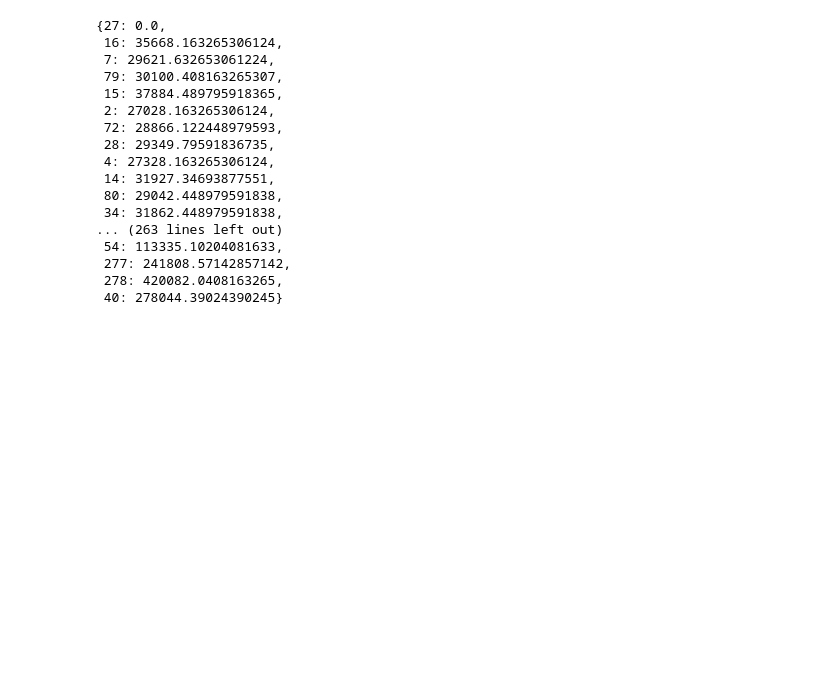
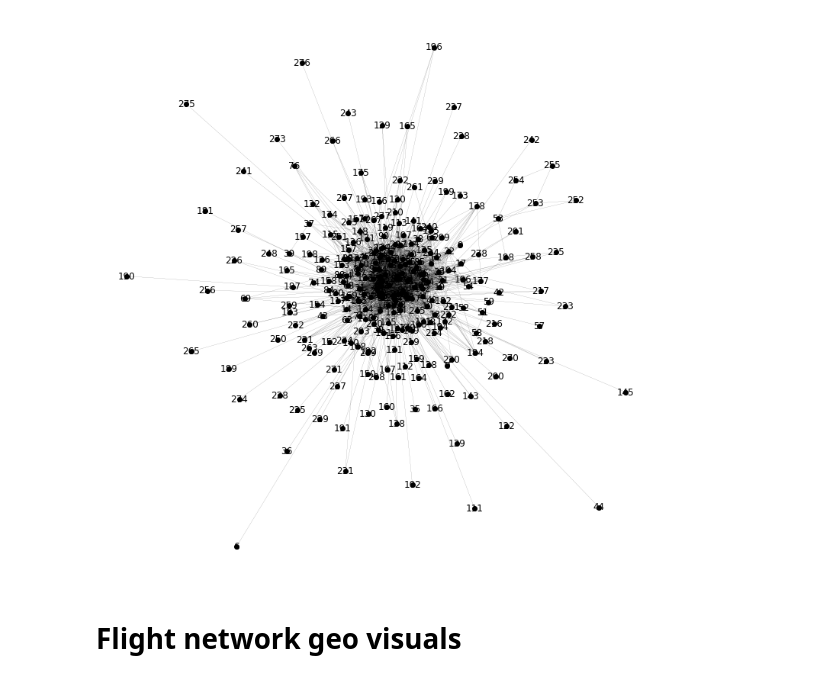
Before and after one commit to klapidus/otus_ml_classical_methods, a Jupyter notebook: HA_optional_infection_simulation.ipynb, the cells around one changed output. Cells and saved outputs as stored; diff of their text form; code cells hidden in the pictures; blank space fills up the shorter version.

```diff
--- a/HA_optional_infection_simulation.ipynb
+++ b/HA_optional_infection_simulation.ipynb
@@ -71,10 +95,10 @@ p_2 = 0.5
 for i in range(NTRIALS_2):
     simulation_2.append(get_infected_airports(df, p_2))
 # %%
-median_time = {} #id, time
+infection_times = {} #id, time
 for trial in simulation_2:
     for k, v in trial.items():
-        if k in median_time:
-            median_time[k].append(v)
+        if k in infection_times:
+            infection_times[k].append(v)
         else:
-            median_time[k] = []
+            infection_times[k] = [v]
@@ -101,25 +104,0 @@ median_time
-# %%
-median_times_ = {}
-for k in median_time:
-    inf_times = median_time[k]
-    median_times_[k] = sum(inf_times)/len(inf_times)
-# %%
-median_times_
-# %% [output]
-{27: 0.0,
- 16: 35668.163265306124,
- 7: 29621.632653061224,
- 79: 30100.408163265307,
- 15: 37884.489795918365,
- 2: 27028.163265306124,
- 72: 28866.122448979593,
- 28: 29349.79591836735,
- 4: 27328.163265306124,
- 14: 31927.34693877551,
- 80: 29042.448979591838,
- 34: 31862.448979591838,
-... (263 lines left out)
- 54: 113335.10204081633,
- 277: 241808.57142857142,
- 278: 420082.0408163265,
- 40: 278044.39024390245}
@@ -125,0 +107,29 @@ median_times_
+# %%
+connections = {}
+connections_total = 0
+for row in df.itertuples():
+    connections_total+=1
+    _, id1, id2, time_start, time_stop, duration = row
+    id1, id2 = int(id1), int(id2)
+    if id1 < id2:
+        key = (id1, id2)
+    else:
+        key = (id2, id1)
+    connections[key] = connections.get(key, 0) + 1
+# %%
+G = nx.Graph()
+for k in connections:
+    G.add_edge(*k, weight=connections[k])
+# %%
+rcParams['figure.figsize'] = 10, 10
+options = {
+    "node_color": "black",
+    "node_size": 50,
+    "linewidths": 0,
+    "width": 0.1,
+    'with_labels': True,
+}
+nx.draw_kamada_kawai(G, **options)
+plt.show()
+# %% [output]
+[figure, added]
@@ -125,0 +138,2 @@ median_times_
+# %% [markdown]
+# Flight network geo visuals
```
Also changed, not shown: parts of 36 cells of this notebook.
